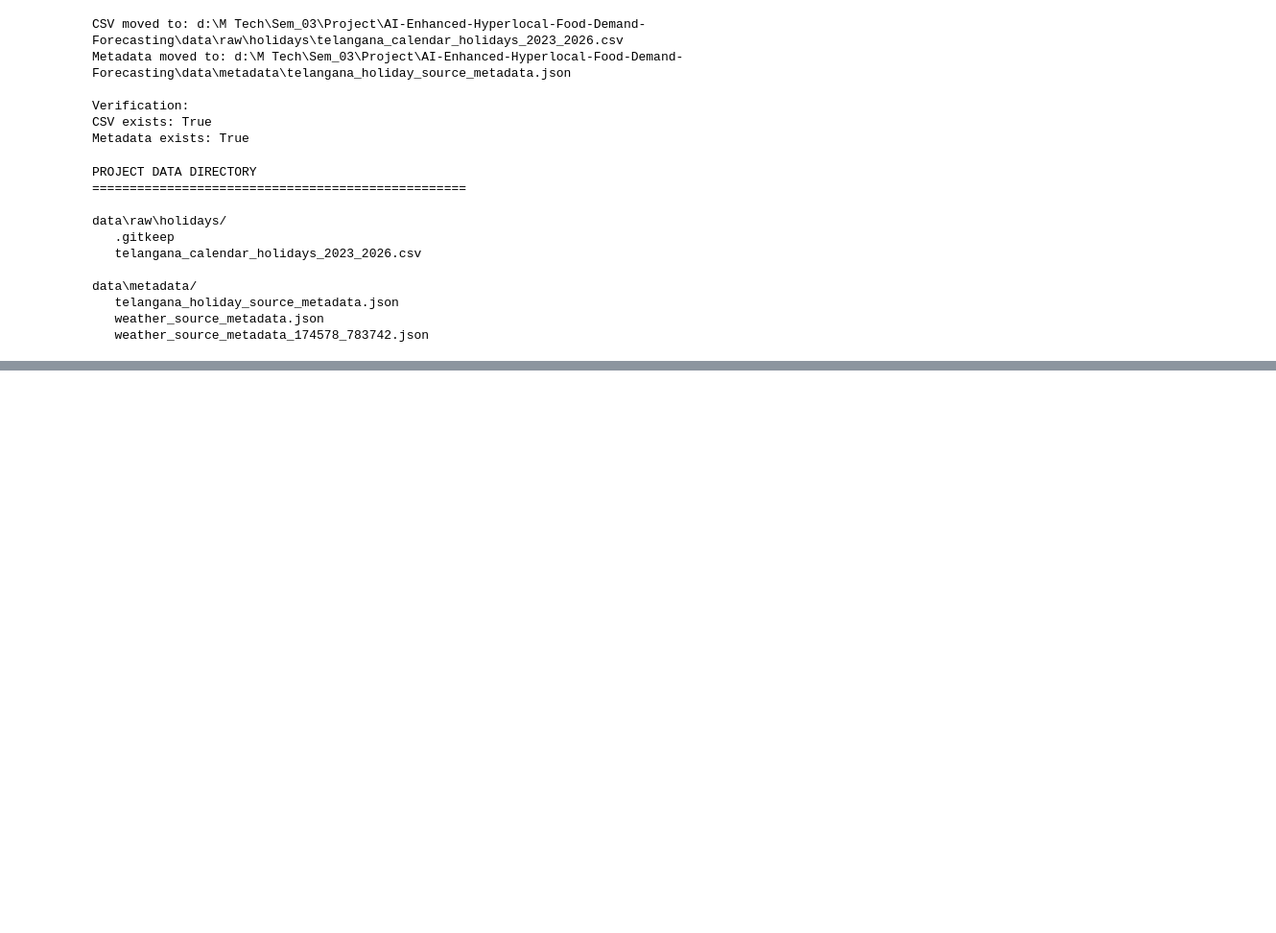
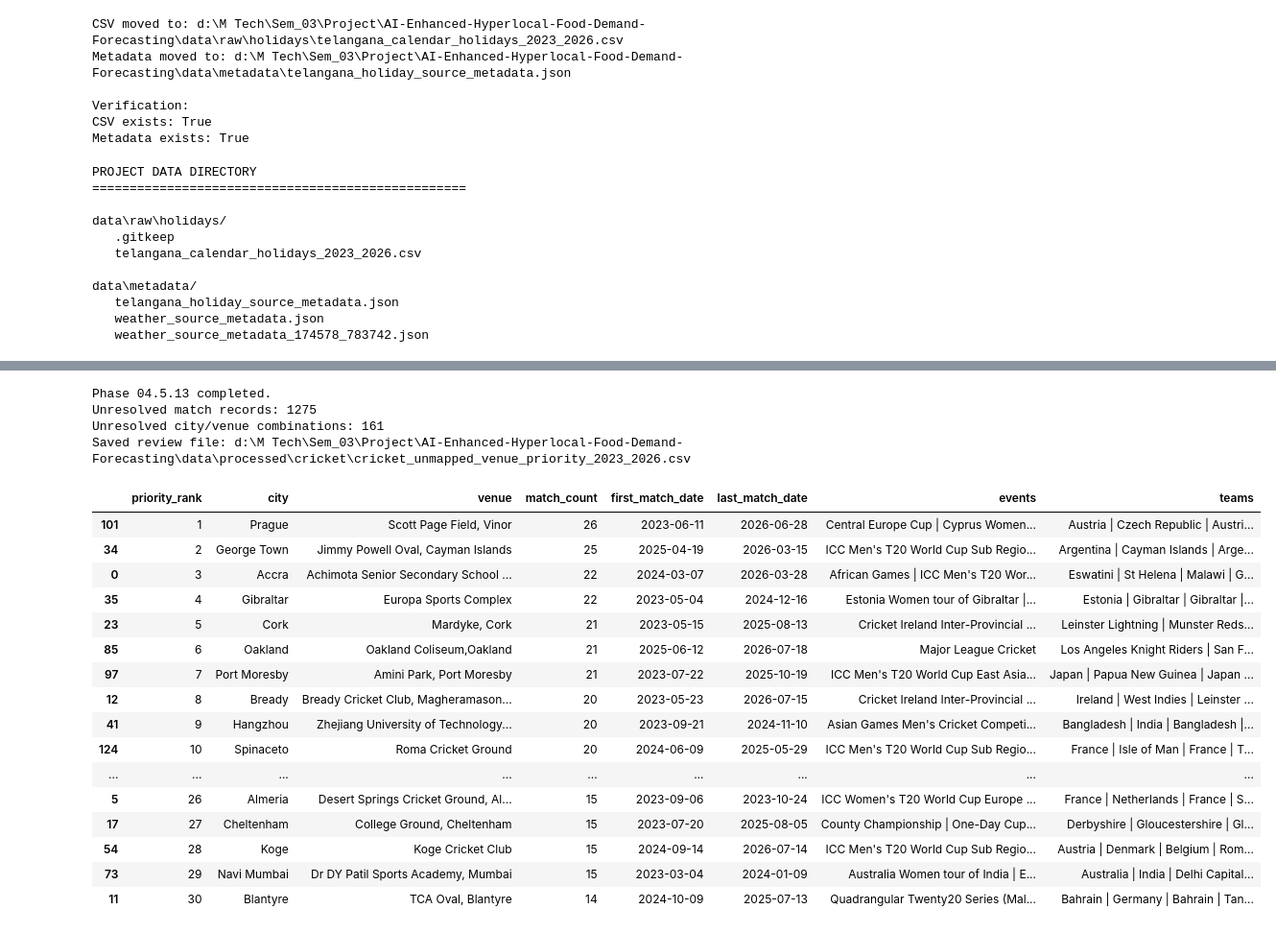
Before and after one commit to Venkatpotla33/AI-Enhanced-Hyperlocal-Food-Demand-Forecasting, a Jupyter notebook: notebooks/04_live_contextual_data_collection_and_integration.ipynb, the cells around one changed output, grey strips where cells are left out. Shown at 96% size. Drawn from its saved outputs; the diff is of its cells as text; code cells hidden in the pictures; blank space fills up the shorter version.

```diff
--- a/notebooks/04_live_contextual_data_collection_and_integration.ipynb
+++ b/notebooks/04_live_contextual_data_collection_and_integration.ipynb
@@ -8081,0 +10787,76 @@ data\metadata/
+# %%
+# Phase 04.5.13 — Prioritize unresolved cricket venues
+
+from pathlib import Path
+import pandas as pd
+
+PROJECT_ROOT = Path.cwd()
+if PROJECT_ROOT.name.lower() == "notebooks":
+    PROJECT_ROOT = PROJECT_ROOT.parent
+
+DATA_DIR = PROJECT_ROOT / "data" / "processed" / "cricket"
+
+INPUT_FILE = DATA_DIR / "cricket_context_host_classified_v4_2023_2026.csv"
+OUTPUT_FILE = DATA_DIR / "cricket_unmapped_venue_priority_2023_2026.csv"
+
+matches = pd.read_csv(INPUT_FILE)
+
+unmapped = matches.loc[
+    matches["host_country"].isna()
+].copy()
+
+priority = (
+    unmapped.groupby(["city", "venue"], dropna=False)
+    .agg(
+        match_count=("match_id", "size"),
+        first_match_date=("match_date", "min"),
+        last_match_date=("match_date", "max"),
+        events=("event", lambda s: " | ".join(
+            sorted(set(s.dropna().astype(str)))[:5]
+        )),
+        teams=("teams", lambda s: " | ".join(
+            sorted(set(s.dropna().astype(str)))[:5]
+        ))
+    )
+    .reset_index()
+    .sort_values(
+        ["match_count", "city"],
+        ascending=[False, True]
+    )
+)
+
+priority.insert(
+    0, "priority_rank",
+    range(1, len(priority) + 1)
+)
+
+priority.to_csv(OUTPUT_FILE, index=False)
+
+print("Phase 04.5.13 completed.")
+print("Unresolved match records:", len(unmapped))
+print("Unresolved city/venue combinations:", len(priority))
+print("Saved review file:", OUTPUT_FILE)
+
+display(priority.head(30))
+# %% [output]
+Phase 04.5.13 completed.
+Unresolved match records: 1275
+Unresolved city/venue combinations: 161
+Saved review file: d:\M Tech\Sem_03\Project\AI-Enhanced-Hyperlocal-Food-Demand-Forecasting\data\processed\cricket\cricket_unmapped_venue_priority_2023_2026.csv
+|  | priority_rank | city | venue | match_count | first_match_date | last_match_date | events | teams |
+| 101 | 1 | Prague | Scott Page Field, Vinor | 26 | 2023-06-11 | 2026-06-28 | Central Europe Cup | Cyprus Women... | Austria | Czech Republic | Austri... |
+| 34 | 2 | George Town | Jimmy Powell Oval, Cayman Islands | 25 | 2025-04-19 | 2026-03-15 | ICC Men's T20 World Cup Sub Regio... | Argentina | Cayman Islands | Arge... |
+| 0 | 3 | Accra | Achimota Senior Secondary School ... | 22 | 2024-03-07 | 2026-03-28 | African Games | ICC Men's T20 Wor... | Eswatini | St Helena | Malawi | G... |
+| 35 | 4 | Gibraltar | Europa Sports Complex | 22 | 2023-05-04 | 2024-12-16 | Estonia Women tour of Gibraltar |... | Estonia | Gibraltar | Gibraltar |... |
+| 23 | 5 | Cork | Mardyke, Cork | 21 | 2023-05-15 | 2025-08-13 | Cricket Ireland Inter-Provincial ... | Leinster Lightning | Munster Reds... |
+| 85 | 6 | Oakland | Oakland Coliseum,Oakland | 21 | 2025-06-12 | 2026-07-18 | Major League Cricket | Los Angeles Knight Riders | San F... |
+| 97 | 7 | Port Moresby | Amini Park, Port Moresby | 21 | 2023-07-22 | 2025-10-19 | ICC Men's T20 World Cup East Asia... | Japan | Papua New Guinea | Japan ... |
+| 12 | 8 | Bready | Bready Cricket Club, Magheramason... | 20 | 2023-05-23 | 2026-07-15 | Cricket Ireland Inter-Provincial ... | Ireland | West Indies | Leinster ... |
+| 41 | 9 | Hangzhou | Zhejiang University of Technology... | 20 | 2023-09-21 | 2024-11-10 | Asian Games Men's Cricket Competi... | Bangladesh | India | Bangladesh |... |
+| 124 | 10 | Spinaceto | Roma Cricket Ground | 20 | 2024-06-09 | 2025-05-29 | ICC Men's T20 World Cup Sub Regio... | France | Isle of Man | France | T... |
+| ... | ... | ... | ... | ... | ... | ... | ... | ... |
+| 5 | 26 | Almeria | Desert Springs Cricket Ground, Al... | 15 | 2023-09-06 | 2023-10-24 | ICC Women's T20 World Cup Europe ... | France | Netherlands | France | S... |
+| 17 | 27 | Cheltenham | College Ground, Cheltenham | 15 | 2023-07-20 | 2025-08-05 | County Championship | One-Day Cup... | Derbyshire | Gloucestershire | Gl... |
+| 54 | 28 | Koge | Koge Cricket Club | 15 | 2024-09-14 | 2026-07-14 | ICC Men's T20 World Cup Sub Regio... | Austria | Denmark | Belgium | Rom... |
+| 73 | 29 | Navi Mumbai | Dr DY Patil Sports Academy, Mumbai | 15 | 2023-03-04 | 2024-01-09 | Australia Women tour of India | E... | Australia | India | Delhi Capital... |
+| 11 | 30 | Blantyre | TCA Oval, Blantyre | 14 | 2024-10-09 | 2025-07-13 | Quadrangular Twenty20 Series (Mal... | Bahrain | Germany | Bahrain | Tan... |
```
Also changed, not shown: parts of 33 cells of this notebook, 9 other files.
